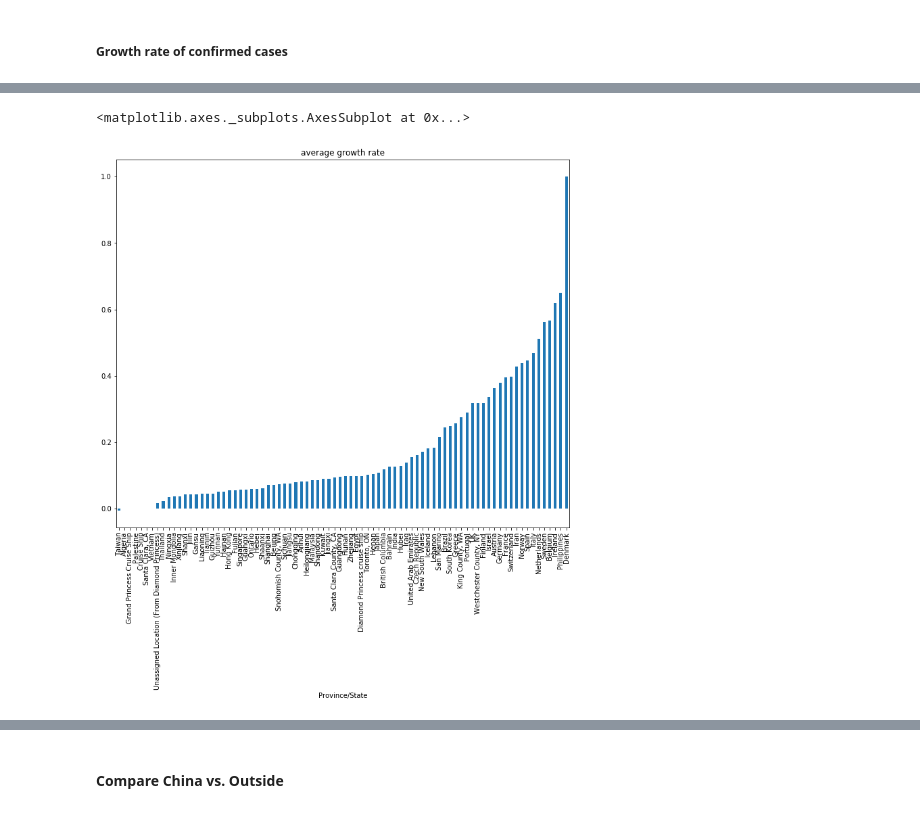
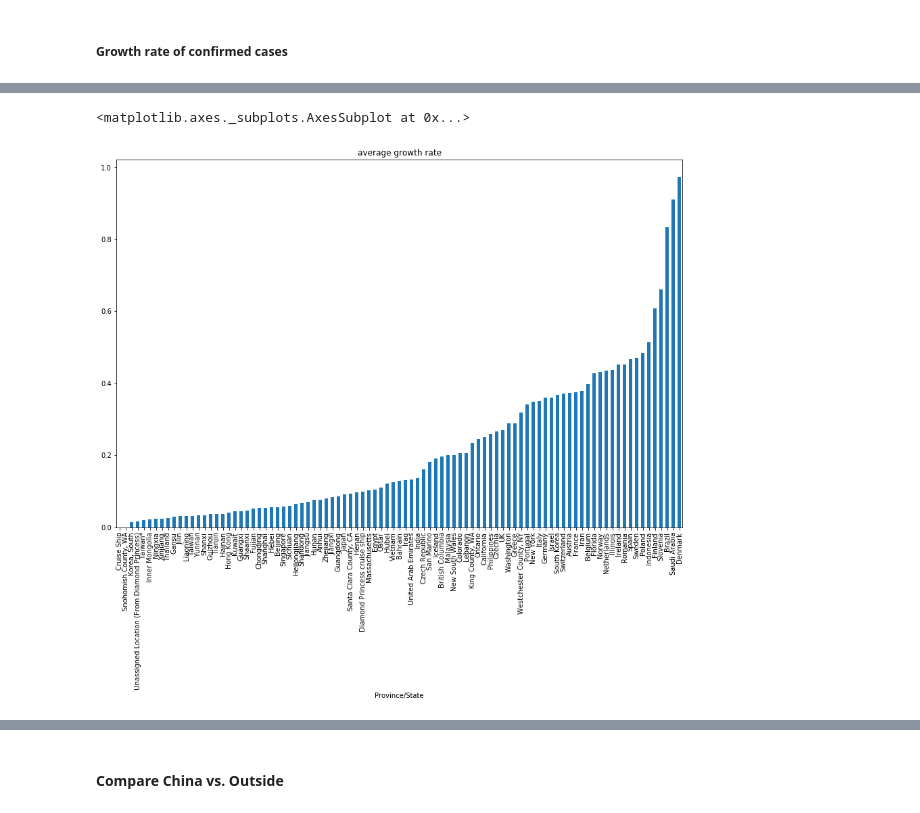
Before and after one commit to deeplaunch/Experiments, a Jupyter notebook: nCoV/Novel Coronavirus Spread- Load Github.ipynb, the cells around one changed output, grey strips where cells are left out. Cells and saved outputs as stored; diff of their text form; code cells hidden in the pictures.

Commit message:
remove province belonging to multiple countries

```diff
--- a/nCoV/Novel Coronavirus Spread- Load Github.ipynb
+++ b/nCoV/Novel Coronavirus Spread- Load Github.ipynb
@@ -58,6 +46,5 @@ raw_df.describe(include=[np.object])
 # %%
 # Merge duplicate columns with different names
-
 main_df = raw_df
 
 # main_df.loc[main_df.Deaths.isna(),'Deaths'] =  main_df.loc[main_df.Deaths.isna(),'Demised']
@@ -73,6 +60,7 @@ main_df = raw_df
 
 main_df.loc[main_df['Province/State'].isna(), 'Province/State'] = main_df.loc[main_df['Province/State'].isna(), 'Country/Region']
 main_df.loc[main_df['Province/State']=='', 'Province/State'] = main_df.loc[main_df['Province/State']=='', 'Country/Region']
+main_df.loc[main_df['Province/State']=='None', 'Province/State'] = main_df.loc[main_df['Province/State']=='None', 'Country/Region']
 
 main_df = main_df.loc[:, ~main_df.columns.isin(['Demised' , 'Country' , 'Country_Region','Province_State',
                                                 'Date last updated', 'Last Update (UTC)', 'Last_Update', '',
@@ -108,7 +96,11 @@ Name: sheet_name, Length: 4719, dtype: object
 # %%
 # merge duplicate country names
 main_df['Country/Region'] = main_df['Country/Region'].str.replace(r'^China','Mainland China')
+main_df['Country/Region'] = main_df['Country/Region'].str.replace(r'Taipei and environs','Taiwan')
+main_df['Country/Region'] = main_df['Country/Region'].str.replace(r'Taiwan\*','Taiwan')
 main_df['Country/Region'] = main_df['Country/Region'].str.replace(r'United States','US')
+main_df['Country/Region'] = main_df['Country/Region'].str.replace(r'United Kingdom','UK')
+main_df['Country/Region'] = main_df['Country/Region'].str.replace(r'Viet Nam','Vietnam')
 
 main_df['Last Update'] = pd.to_datetime(main_df['Last Update'])
 main_df['Last Update'] = main_df['Last Update'] - timedelta(hours=2) # to deal with cases reported too early on next day
@@ -125,7 +117,8 @@ main_df.Confirmed.replace('',0, inplace=True)
 # main_df.Suspected.replace('',0, inplace=True)
 main_df.Recovered.replace('',0, inplace=True)
 
-main_df.loc[main_df['Province/State'] == 'Macau','Country/Region'] = 'Macau'
+main_df.loc[main_df['Province/State'] == 'Macau', 'Country/Region'] = 'Macau'
+main_df.loc[main_df['Province/State'] == 'Hong Kong', 'Country/Region'] = 'Hong Kong'
 main_df.loc[main_df['Province/State'] == 'Hong Kong','Country/Region'] = 'Hong Kong'
 # %%
 main_df.describe(include=np.object)
@@ -225,3 +220,8 @@ clean_df[clean_df.Confirmed_lag > 0]['growth rate daily'].plot.hist()
+# %%
+state_count = clean_df.groupby('Province/State')['Country/Region'].nunique().sort_values(ascending=False).reset_index()
+state_count
+clean_state = state_count.loc[state_count['Country/Region']==1,'Province/State'].to_list()
+clean_df = clean_df[clean_df['Province/State'].isin(clean_state)]
 # %%
 clean_df[clean_df['growth rate daily']<0]
 # %% [output]
@@ -245,6 +243,6 @@ clean_df[clean_df['growth rate daily']<0]
 # %%
 # focus on cases where base is above 20
-heavy_affect_df = clean_df[clean_df['Confirmed_lag'] >= 20]
+heavy_affect_df = clean_df[clean_df['Confirmed_lag'] >= 30]
 
 heavy_affect_df['day count'] = heavy_affect_df.groupby('Province/State')['period'].rank()
 
@@ -291,10 +271,10 @@ growth_df
 # %%
 # arithmatic mean of growth rate
 growth_df.set_index('day count').mean().\
-    sort_values().plot.bar(figsize=(12,10),title='average growth rate')
+    sort_values().plot.bar(figsize=(15,10),title='average growth rate')
 # %% [output]
 <matplotlib.axes._subplots.AxesSubplot at 0x...>
-[figure, old version]
+[figure, new version]
 # %%
 figure, axes = plt.subplots(nrows=2, ncols=1, figsize =(16,12))
 
```
Also changed, not shown: parts of 36 cells of this notebook.
